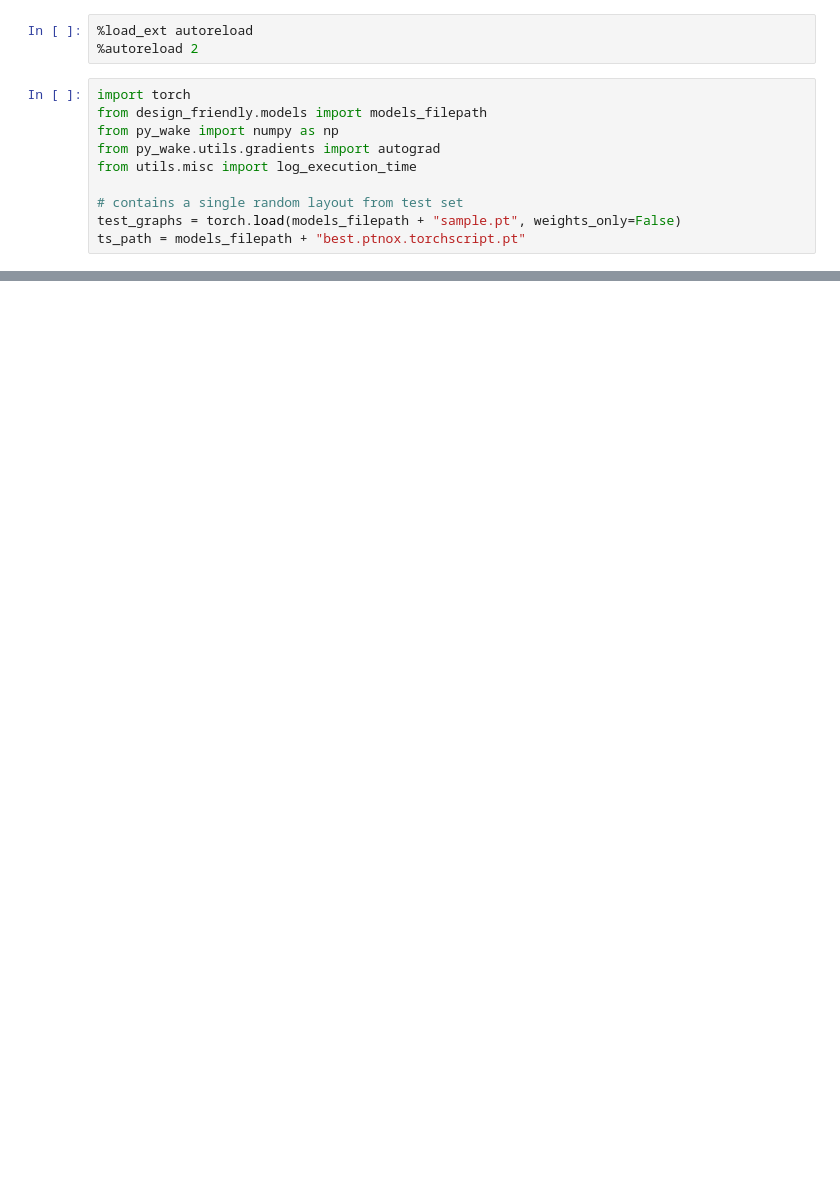
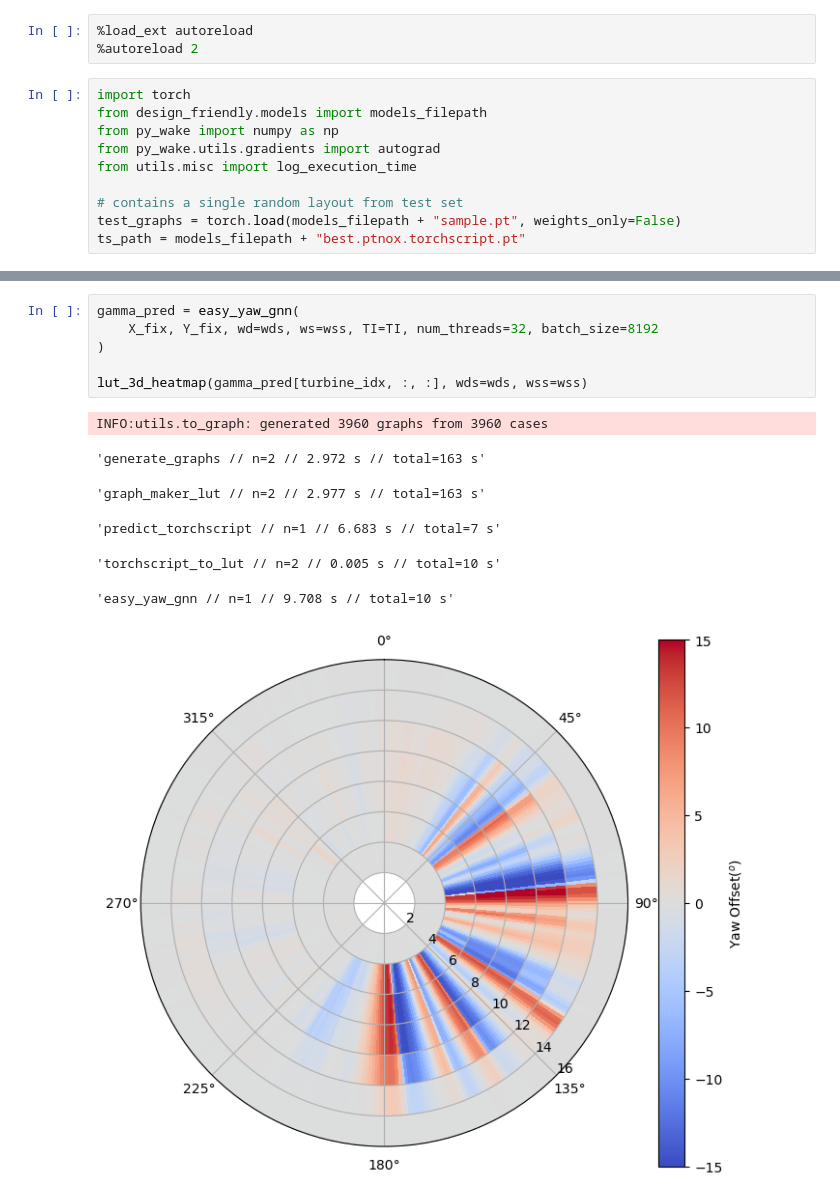
Before and after one commit to DTUWindEnergy/Design-Friendly-Control, a Jupyter notebook: design_friendly/grads.ipynb, the cells around one changed output, grey strips where cells are left out. Drawn from its saved outputs; the diff is of its cells as text; blank space fills up the shorter version.

```diff
--- a/design_friendly/grads.ipynb
+++ b/design_friendly/grads.ipynb
@@ -116,0 +168,14 @@ dP_dxy, gamma = gradP_torchscript_vjp_xy_inflowgrid_prepared(
+# %%
+gamma_pred = easy_yaw_gnn(
+    X_fix, Y_fix, wd=wds, ws=wss, TI=TI, num_threads=32, batch_size=8192
+)
+
+lut_3d_heatmap(gamma_pred[turbine_idx, :, :], wds=wds, wss=wss)
+# %% [output]
+INFO:utils.to_graph: generated 3960 graphs from 3960 cases
+'generate_graphs // n=2 // 2.972 s // total=163 s'
+'graph_maker_lut // n=2 // 2.977 s // total=163 s'
+'predict_torchscript // n=1 // 6.683 s // total=7 s'
+'torchscript_to_lut // n=2 // 0.005 s // total=10 s'
+'easy_yaw_gnn // n=1 // 9.708 s // total=10 s'
+[figure, added]
```
Also changed, not shown: parts of 12 cells of this notebook, 11 other files.
